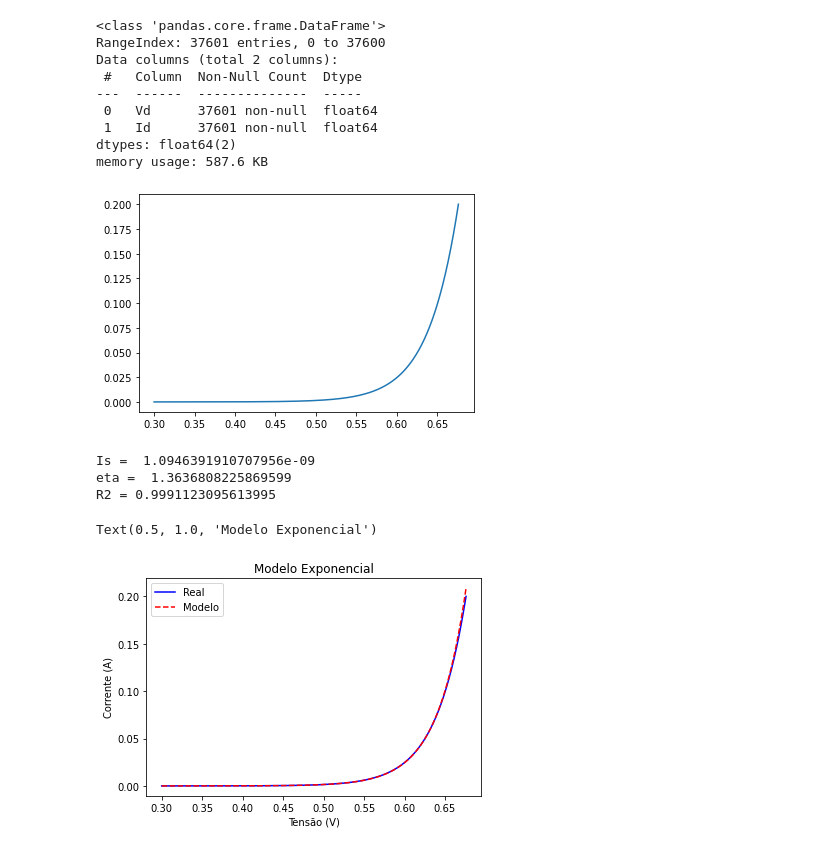
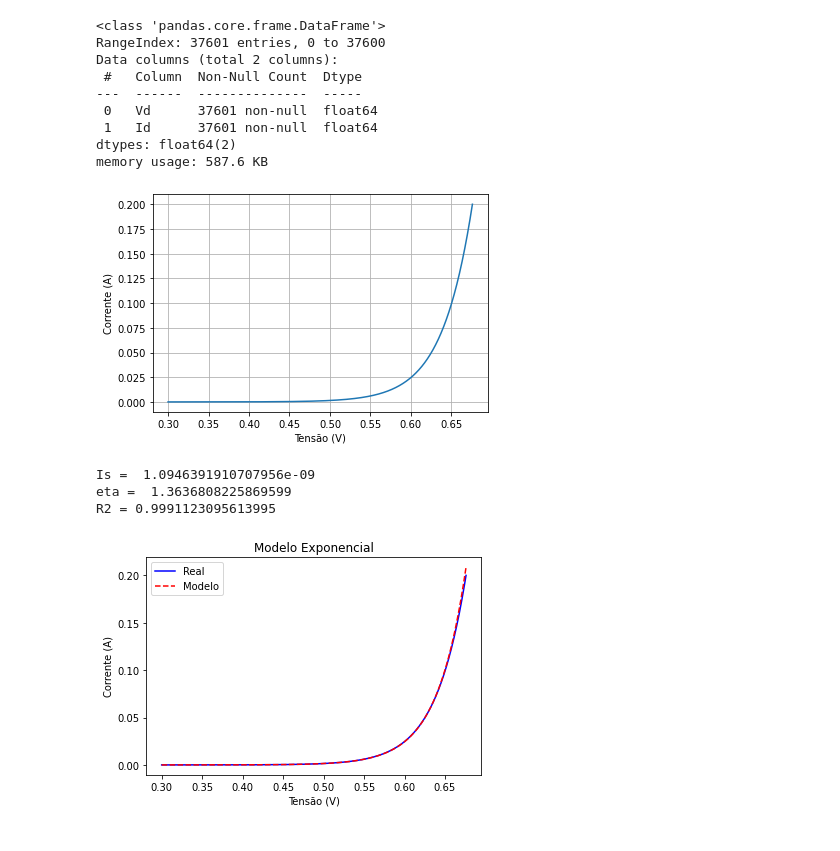
Before and after one commit to matsouto/Machine-Learning-Notebooks, a Jupyter notebook: diode.ipynb, the cells around one changed output. Cells and saved outputs as stored; diff of their text form; code cells hidden in the pictures.

```diff
--- a/diode.ipynb
+++ b/diode.ipynb
@@ -22,11 +22,16 @@ Data columns (total 2 columns):
  1   Id      37601 non-null  float64
 dtypes: float64(2)
 memory usage: 587.6 KB
-# %%
-plt.plot(Vd,Id)
-plt.show()
-# %% [output]
-[figure, removed]
+# %%
+fig1 = plt.figure()
+plt.plot(Vd,Id)
+plt.xlabel("Tensão (V)")
+plt.ylabel("Corrente (A)")
+plt.grid()
+fig1.savefig('vadiode.png', format='png', dpi=1200)
+plt.show()
+# %% [output]
+[figure, added]
 # %%
 linId = np.log(Id)
 linFit = np.polyfit(Vd,linId,1)
@@ -44,15 +49,15 @@ Is =  1.0946391910707956e-09
 eta =  1.3636808225869599
 R2 = 0.9991123095613995
 # %%
-plt.figure(1)
+fig2 = plt.figure()
 plt.plot(Vd,Id, '-b')
 plt.plot(Vd,IdExp, '--r')
 plt.legend(['Real','Modelo'])
 plt.xlabel('Tensão (V)')
 plt.ylabel('Corrente (A)')
 plt.title('Modelo Exponencial')
+fig2.savefig('modelo.png', format='png', dpi=1200)
 # %% [output]
-Text(0.5, 1.0, 'Modelo Exponencial')
 [figure]
 # %%
 arrV = df[['Vd']].to_numpy() # Converte para array
```
Also changed, not shown: parts of 1 cell of this notebook, 8 other files.
